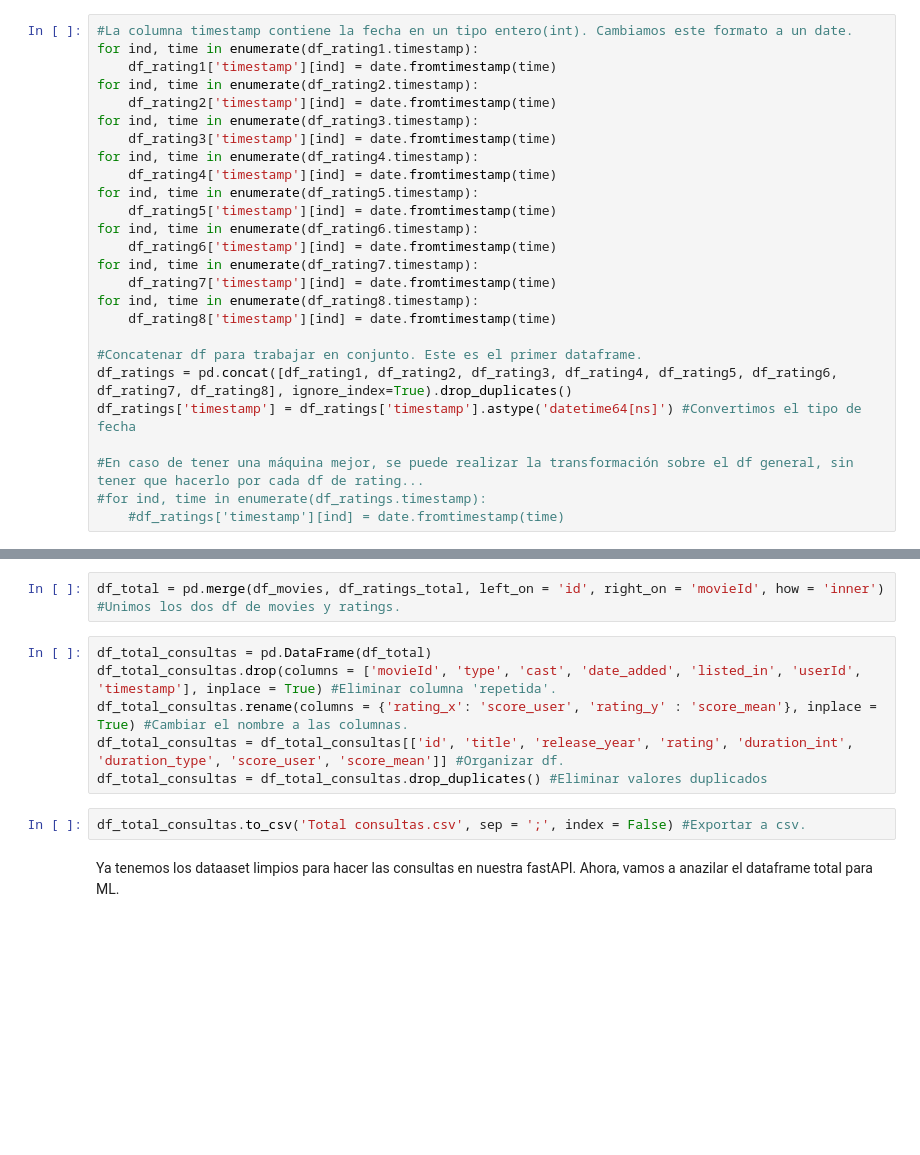
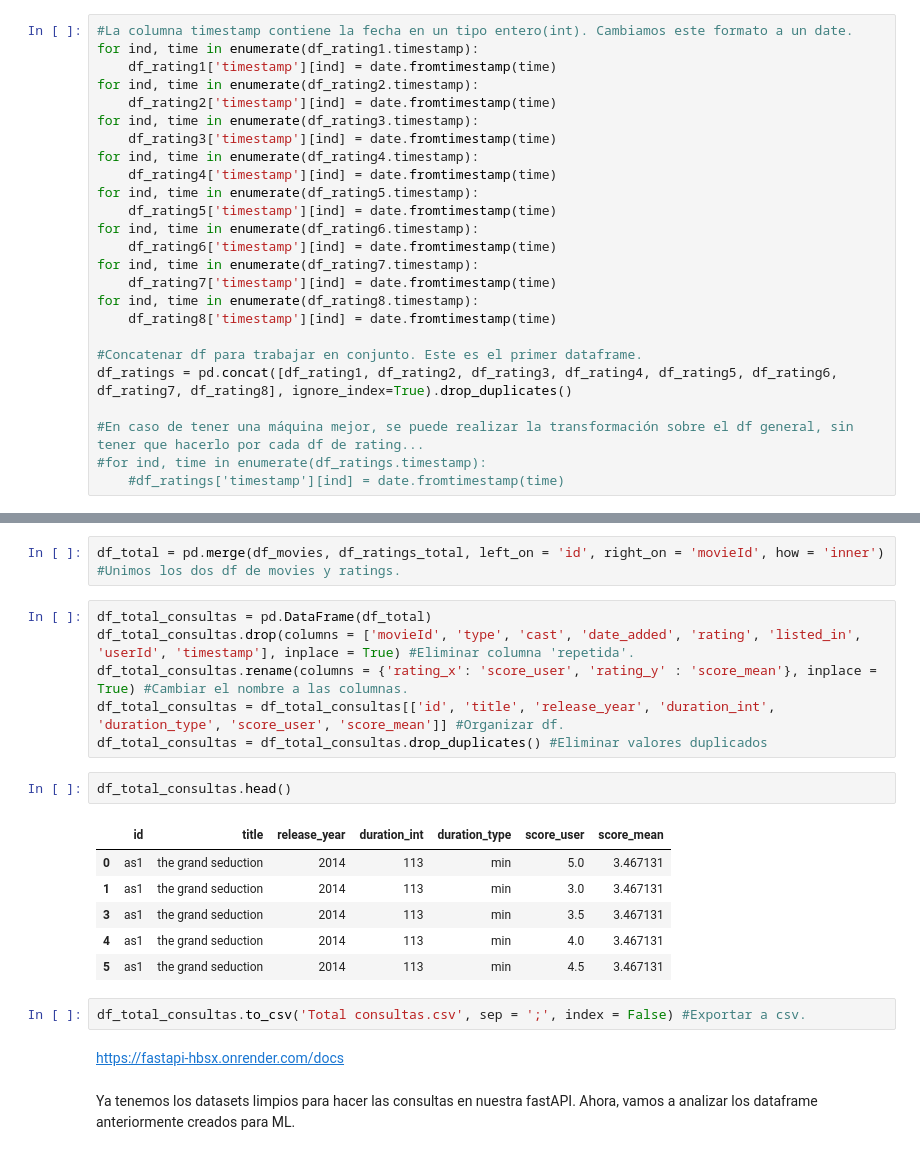
Before and after one commit to smartinez24/Proyecto1_ML, a Jupyter notebook: ETL.ipynb, the cells around one changed output, grey strips where cells are left out. Cells and saved outputs as stored; diff of their text form; blank space fills up the shorter version.

```diff
--- a/ETL.ipynb
+++ b/ETL.ipynb
@@ -277,7 +295,6 @@ for ind, time in enumerate(df_rating8.timestamp):
 
 #Concatenar df para trabajar en conjunto. Este es el primer dataframe.
 df_ratings = pd.concat([df_rating1, df_rating2, df_rating3, df_rating4, df_rating5, df_rating6, df_rating7, df_rating8], ignore_index=True).drop_duplicates()
-df_ratings['timestamp'] = df_ratings['timestamp'].astype('datetime64[ns]') #Convertimos el tipo de fecha
 
 #En caso de tener una máquina mejor, se puede realizar la transformación sobre el df general, sin tener que hacerlo por cada df de rating...
 #for ind, time in enumerate(df_ratings.timestamp):
@@ -316,11 +350,22 @@ Crear el df general(total) para realizar las consultas necesarias.
 df_total = pd.merge(df_movies, df_ratings_total, left_on = 'id', right_on = 'movieId', how = 'inner') #Unimos los dos df de movies y ratings.
 # %%
 df_total_consultas = pd.DataFrame(df_total)
-df_total_consultas.drop(columns = ['movieId', 'type', 'cast', 'date_added', 'listed_in', 'userId', 'timestamp'], inplace = True) #Eliminar columna 'repetida'.
+df_total_consultas.drop(columns = ['movieId', 'type', 'cast', 'date_added', 'rating', 'listed_in', 'userId', 'timestamp'], inplace = True) #Eliminar columna 'repetida'.
 df_total_consultas.rename(columns = {'rating_x': 'score_user', 'rating_y' : 'score_mean'}, inplace = True) #Cambiar el nombre a las columnas.
-df_total_consultas = df_total_consultas[['id', 'title', 'release_year', 'rating', 'duration_int', 'duration_type', 'score_user', 'score_mean']] #Organizar df.
+df_total_consultas = df_total_consultas[['id', 'title', 'release_year', 'duration_int', 'duration_type', 'score_user', 'score_mean']] #Organizar df.
 df_total_consultas = df_total_consultas.drop_duplicates() #Eliminar valores duplicados
+# %%
+df_total_consultas.head()
+# %% [output]
+|  | id | title | release_year | duration_int | duration_type | score_user | score_mean |
+| 0 | as1 | the grand seduction | 2014 | 113 | min | 5.0 | 3.467131 |
+| 1 | as1 | the grand seduction | 2014 | 113 | min | 3.0 | 3.467131 |
+| 3 | as1 | the grand seduction | 2014 | 113 | min | 3.5 | 3.467131 |
+| 4 | as1 | the grand seduction | 2014 | 113 | min | 4.0 | 3.467131 |
+| 5 | as1 | the grand seduction | 2014 | 113 | min | 4.5 | 3.467131 |
 # %%
 df_total_consultas.to_csv('Total consultas.csv', sep = ';', index = False) #Exportar a csv.
+# %% [markdown]
+https://fastapi-hbsx.onrender.com/docs
 # %% [markdown]
-Ya tenemos los dataaset limpios para hacer las consultas en nuestra fastAPI. Ahora, vamos a anazilar el dataframe total para ML.
+Ya tenemos los datasets limpios para hacer las consultas en nuestra fastAPI. Ahora, vamos a analizar los dataframe anteriormente creados para ML.
```
Also changed, not shown: parts of 15 cells of this notebook, 5 other files.
